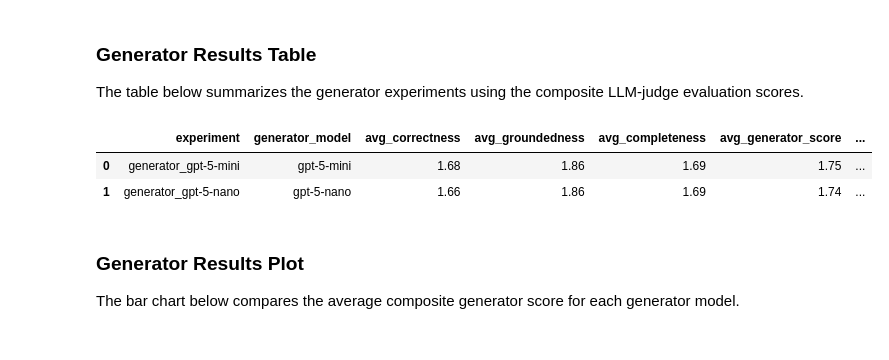
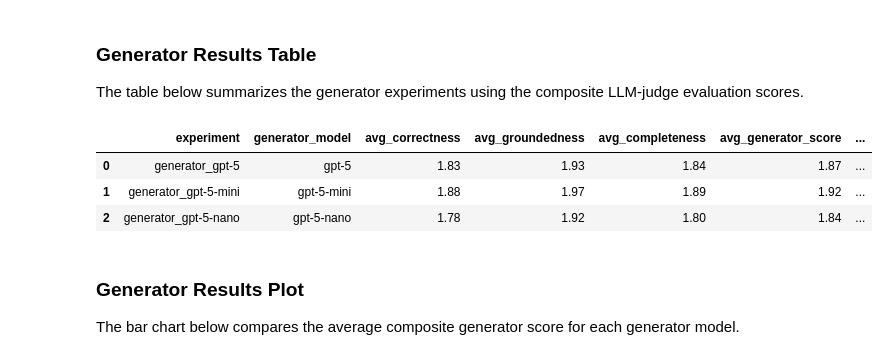
Before and after one commit to Steff72/npr_mc_1, a Jupyter notebook: npr_mc_1.ipynb, the cells around one changed output. Drawn from its saved outputs; the diff is of its cells as text; code cells hidden in the pictures.

```diff
--- a/npr_mc_1.ipynb
+++ b/npr_mc_1.ipynb
@@ -1315,14 +1506,28 @@ plt.show()
 The table below summarizes the generator experiments using the composite LLM-judge evaluation scores.
 # %%
 generator_results_df = pd.DataFrame(generator_experiment_rows)[
-    ["experiment", "generator_model", "avg_correctness", "avg_groundedness", "avg_completeness", "avg_generator_score", "valid_evals"]
+    [
+        "experiment",
+        "generator_model",
+        "avg_correctness",
+        "avg_groundedness",
+        "avg_completeness",
+        "avg_generator_score",
+        "total_generation_seconds",
+        "avg_generation_seconds",
+        "estimated_input_tokens",
+        "estimated_output_tokens",
+        "estimated_generation_cost_usd",
+        "valid_evals",
+    ]
 ]
 
 display(generator_results_df)
 # %% [output]
 |  | experiment | generator_model | avg_correctness | avg_groundedness | avg_completeness | avg_generator_score | ... |
-| 0 | generator_gpt-5-mini | gpt-5-mini | 1.68 | 1.86 | 1.69 | 1.75 | ... |
-| 1 | generator_gpt-5-nano | gpt-5-nano | 1.66 | 1.86 | 1.69 | 1.74 | ... |
+| 0 | generator_gpt-5 | gpt-5 | 1.83 | 1.93 | 1.84 | 1.87 | ... |
+| 1 | generator_gpt-5-mini | gpt-5-mini | 1.88 | 1.97 | 1.89 | 1.92 | ... |
+| 2 | generator_gpt-5-nano | gpt-5-nano | 1.78 | 1.92 | 1.80 | 1.84 | ... |
 # %% [markdown]
 ### Generator Results Plot
 The bar chart below compares the average composite generator score for each generator model.
```
Also changed, not shown: parts of 22 cells of this notebook.
